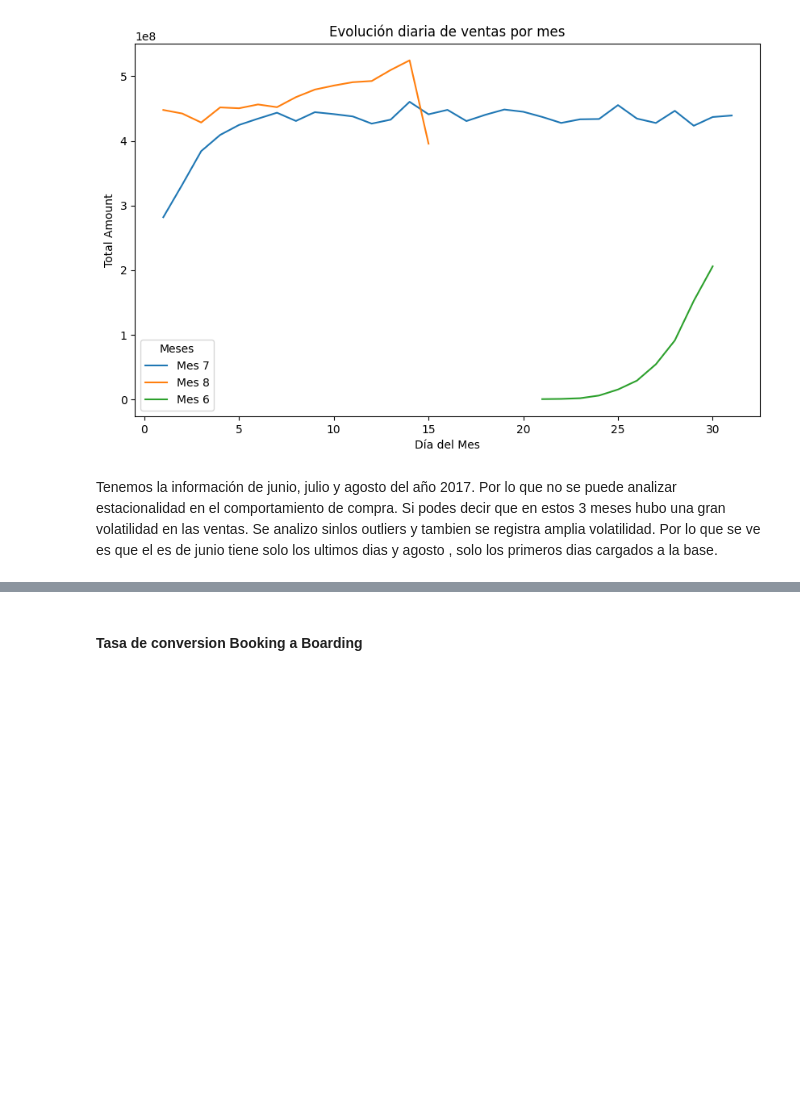
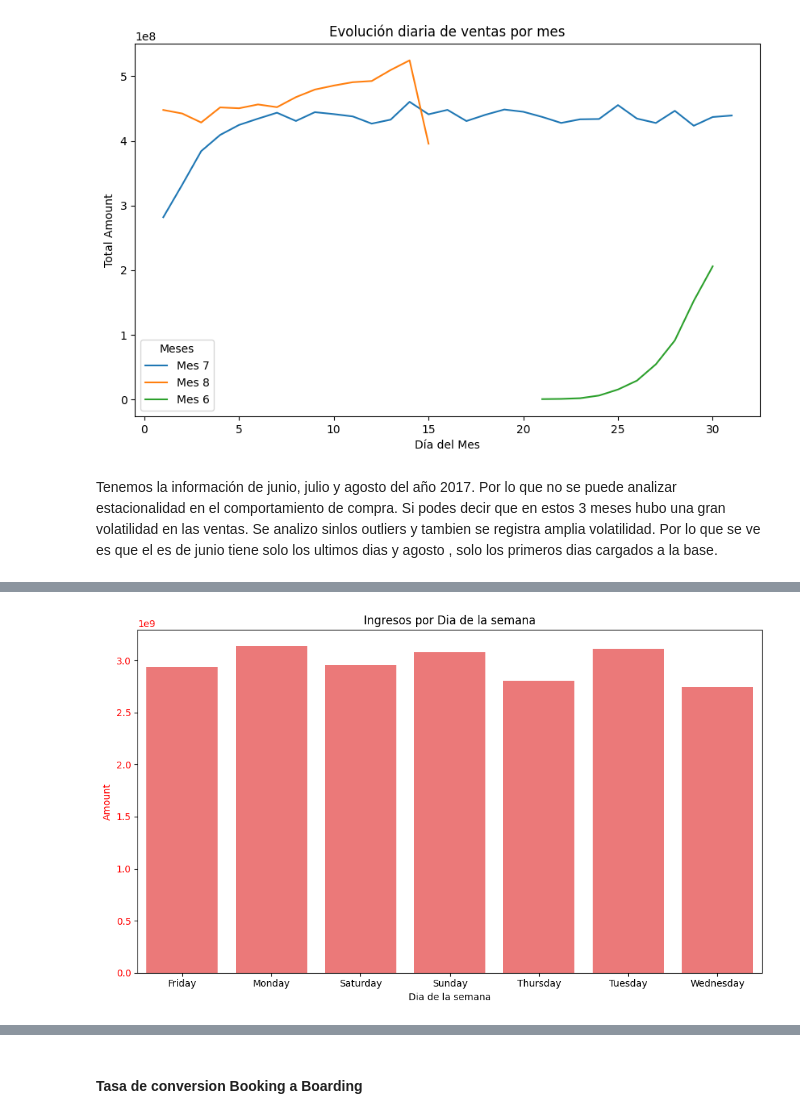
Before and after one commit to SORTEGA11/ProyectoFinalAerolineas, a Jupyter notebook: EDA/Clientes.ipynb, the cells around one changed output, grey strips where cells are left out. Saved outputs shown, nothing was run; the diff lists cells and outputs as text; code cells hidden in the pictures; blank space fills up the shorter version.

```diff
--- a/EDA/Clientes.ipynb
+++ b/EDA/Clientes.ipynb
@@ -89,6 +89,7 @@ df_bookings_fechas = df_bookings
 df_bookings_fechas['Mes']=df_bookings_fechas.index.month
 df_bookings_fechas['Año']=df_bookings_fechas.index.year
 df_bookings_fechas['Dia']=df_bookings_fechas.index.day
+df_bookings_fechas['Dia_semana']=df_bookings_fechas.index.day_name()
 # %%
 bookings_año=df_bookings_fechas.groupby('Año')['total_amount'].sum()
 bookings_mes=df_bookings_fechas.groupby('Mes')['total_amount'].sum()
@@ -200,3 +204,6 @@ plt.show()
 [figure]
 # %% [markdown]
 Tenemos la información de junio, julio y agosto del año 2017. Por lo que no se puede analizar estacionalidad en el comportamiento de compra. Si podes decir que en estos 3 meses hubo una gran volatilidad en las ventas. Se analizo sinlos outliers y tambien se registra amplia volatilidad. Por lo que se ve es que el es de junio tiene solo los ultimos dias y agosto , solo los primeros dias cargados a la base.
+# %%
+df_group4= df_bookings_fechas.groupby('Dia_semana')['total_amount'].sum().reset_index()
+print(df_group4)
@@ -202,0 +219,17 @@ Tenemos la información de junio, julio y agosto del año 2017. Por lo que no se
+# %%
+fig, ax1 = plt.subplots(figsize=(10, 6))
+
+
+sns.barplot(data=df_group4, x='Dia_semana', y='total_amount' , ax=ax1, color='red', alpha=0.6, dodge = True)
+ax1.set_ylabel('Amount', color='red')
+ax1.tick_params(axis='y', labelcolor='red')
+
+# Título del gráfico
+plt.title('Ingresos por Dia de la semana')
+ax1.set_xlabel('Dia de la semana')
+
+# Mostrar el gráfico
+plt.tight_layout()
+plt.show()
+# %% [output]
+[figure, added]
```
Also changed, not shown: parts of 18 cells of this notebook, 7 other files.
